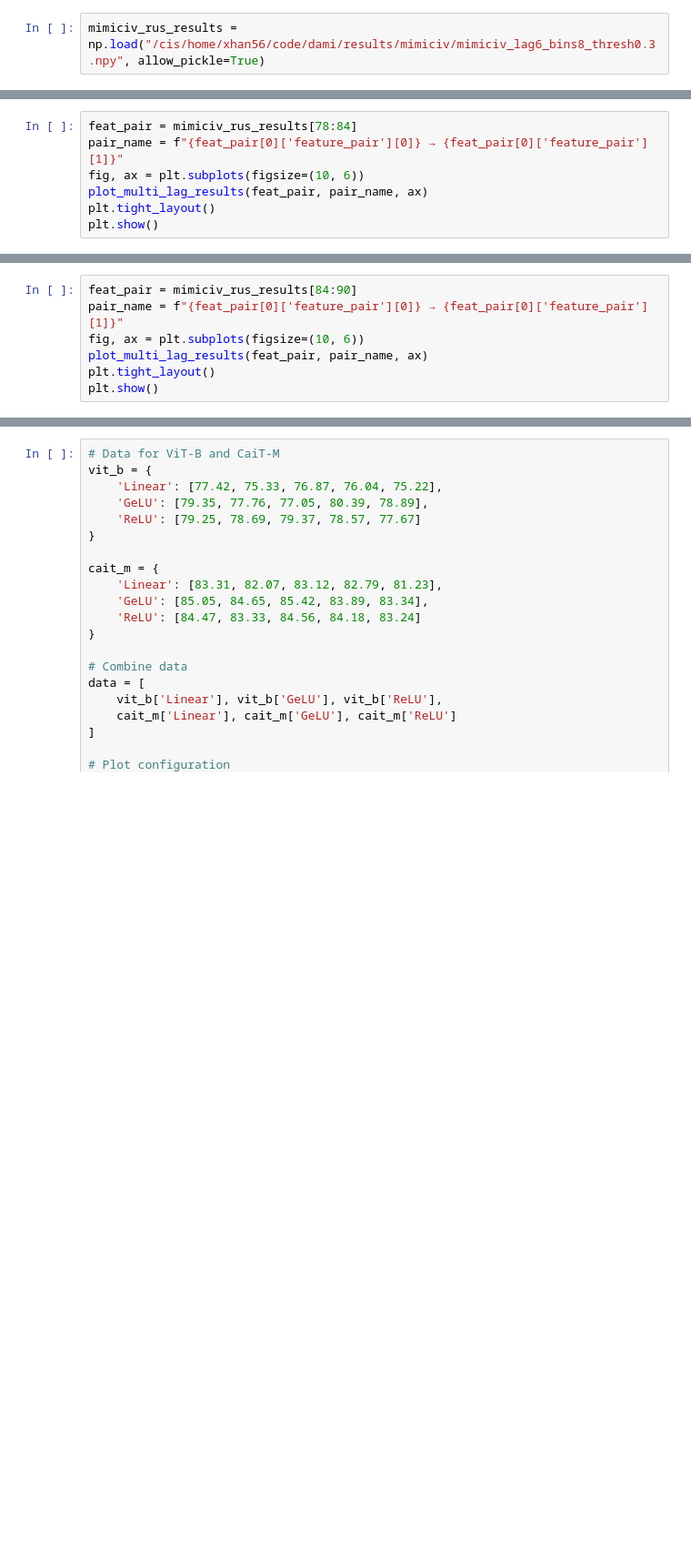
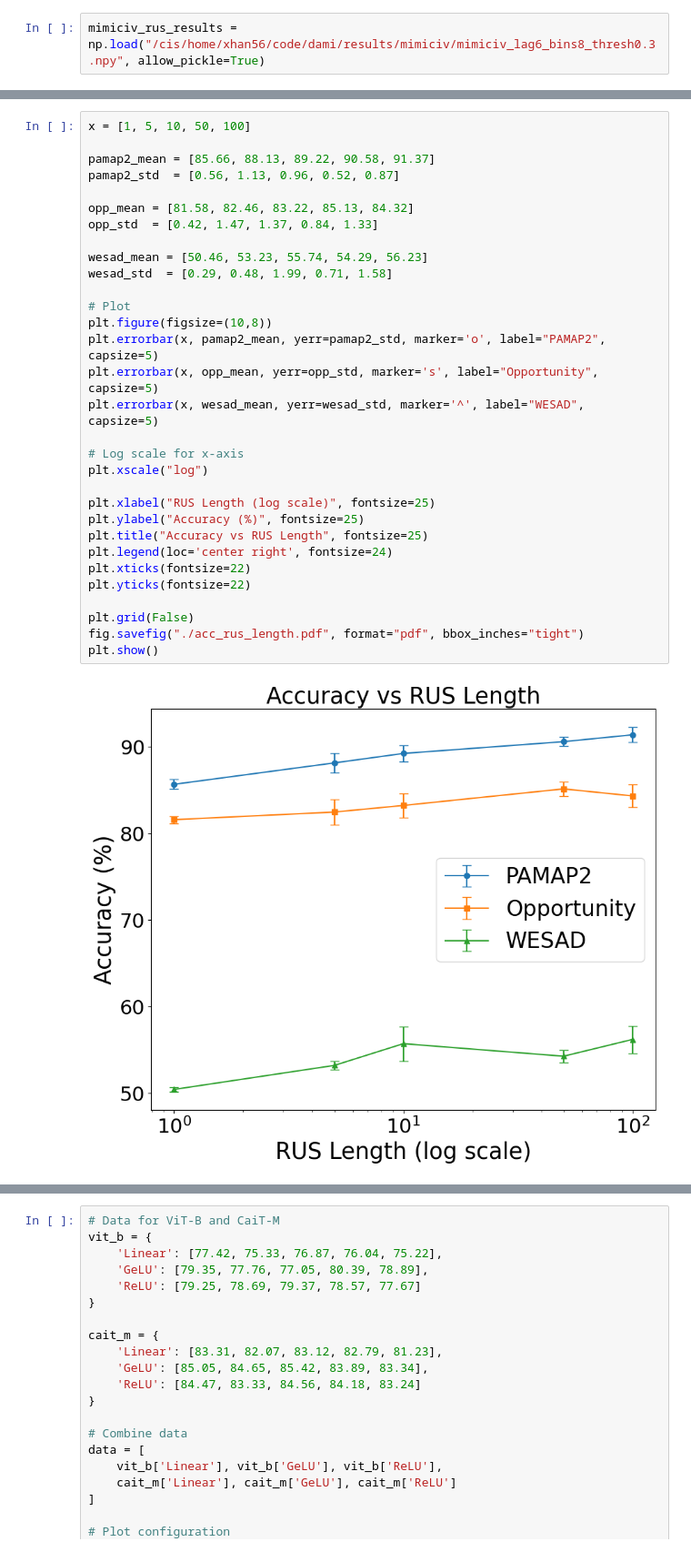
Before and after one commit to aaronhan223/dami, a Jupyter notebook: src/plots/analyze_mimiciv_rus.ipynb, the cells around one changed output, grey strips where cells are left out. Shown at 91% size. Drawn from its saved outputs; the diff is of its cells as text; blank space fills up the shorter version.

```diff
--- a/src/plots/analyze_mimiciv_rus.ipynb
+++ b/src/plots/analyze_mimiciv_rus.ipynb
@@ -344,7 +591,0 @@ plt.show()
-# %%
-feat_pair = mimiciv_rus_results[78:84]
-pair_name = f"{feat_pair[0]['feature_pair'][0]} → {feat_pair[0]['feature_pair'][1]}"
-fig, ax = plt.subplots(figsize=(10, 6))
-plot_multi_lag_results(feat_pair, pair_name, ax)
-plt.tight_layout()
-plt.show()
@@ -353,7 +591,0 @@ plt.show()
-# %%
-feat_pair = mimiciv_rus_results[84:90]
-pair_name = f"{feat_pair[0]['feature_pair'][0]} → {feat_pair[0]['feature_pair'][1]}"
-fig, ax = plt.subplots(figsize=(10, 6))
-plot_multi_lag_results(feat_pair, pair_name, ax)
-plt.tight_layout()
-plt.show()
@@ -361,0 +605,33 @@ plt.show()
+# %%
+x = [1, 5, 10, 50, 100]
+
+pamap2_mean = [85.66, 88.13, 89.22, 90.58, 91.37]
+pamap2_std  = [0.56, 1.13, 0.96, 0.52, 0.87]
+
+opp_mean = [81.58, 82.46, 83.22, 85.13, 84.32]
+opp_std  = [0.42, 1.47, 1.37, 0.84, 1.33]
+
+wesad_mean = [50.46, 53.23, 55.74, 54.29, 56.23]
+wesad_std  = [0.29, 0.48, 1.99, 0.71, 1.58]
+
+# Plot
+plt.figure(figsize=(10,8))
+plt.errorbar(x, pamap2_mean, yerr=pamap2_std, marker='o', label="PAMAP2", capsize=5)
+plt.errorbar(x, opp_mean, yerr=opp_std, marker='s', label="Opportunity", capsize=5)
+plt.errorbar(x, wesad_mean, yerr=wesad_std, marker='^', label="WESAD", capsize=5)
+
+# Log scale for x-axis
+plt.xscale("log")
+
+plt.xlabel("RUS Length (log scale)", fontsize=25)
+plt.ylabel("Accuracy (%)", fontsize=25)
+plt.title("Accuracy vs RUS Length", fontsize=25)
+plt.legend(loc='center right', fontsize=24)
+plt.xticks(fontsize=22)
+plt.yticks(fontsize=22)
+
+plt.grid(False)
+fig.savefig("./acc_rus_length.pdf", format="pdf", bbox_inches="tight")
+plt.show()
+# %% [output]
+[figure, added]
```
Also changed, not shown: parts of 22 cells of this notebook, 3 other files.
